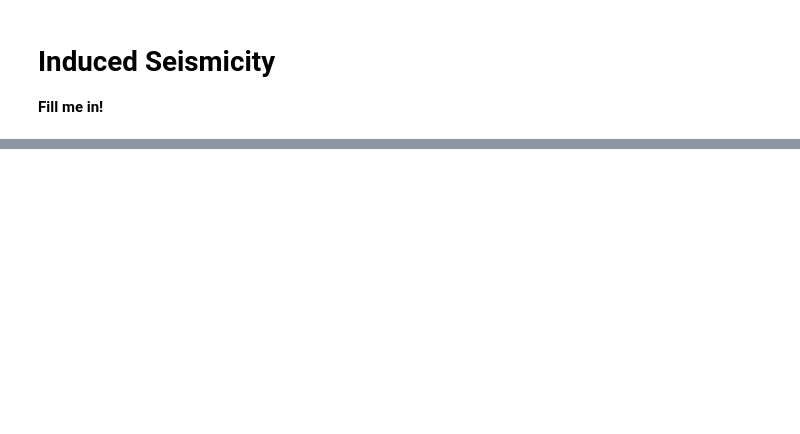
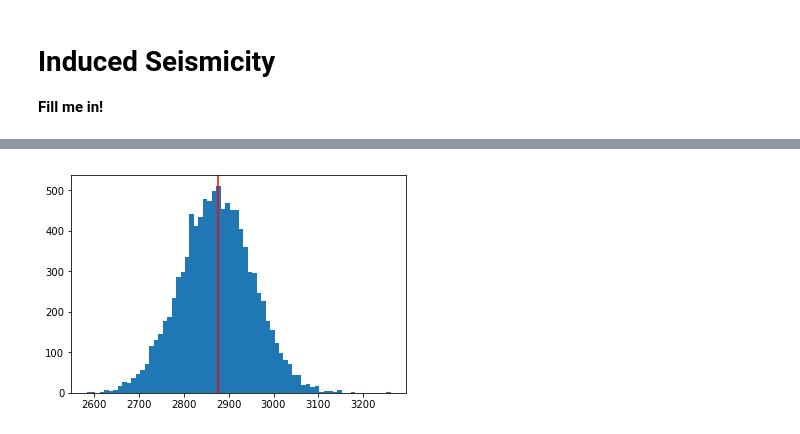
Before and after one commit to michaeljets/induced_seismicity, a Jupyter notebook: code/main.ipynb, the cells around one changed output, grey strips where cells are left out. Saved outputs shown, nothing was run; the diff lists cells and outputs as text; code cells hidden in the pictures; blank space fills up the shorter version.

```diff
--- a/code/main.ipynb
+++ b/code/main.ipynb
@@ -4,0 +130,14 @@
+# %%
+from scipy.stats import rankdata
+
+eq_ranks = rankdata(eq1)
+water_ranks = rankdata(water1)
+# %%
+s = simulate(eq_ranks, water_ranks)
+# %%
+og = largest_dot_normalized(eq_ranks, water_ranks)
+plt.hist(s, bins = 'auto')
+plt.axvline(x = og, color = 'red')
+plt.show()
+# %% [output]
+[figure, added]
```
Also changed, not shown: parts of 8 cells of this notebook, 1 other file.
